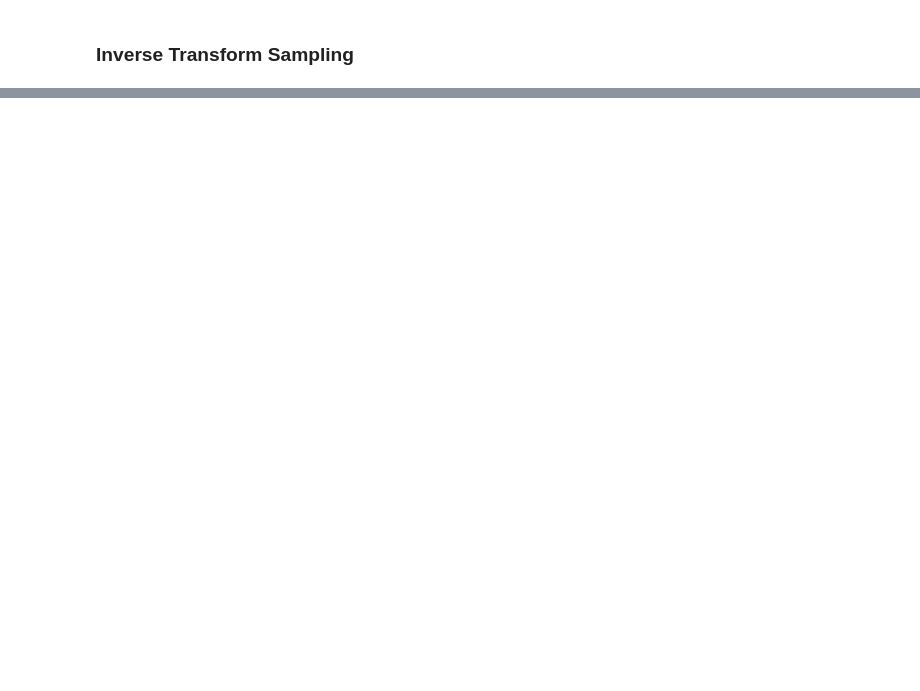
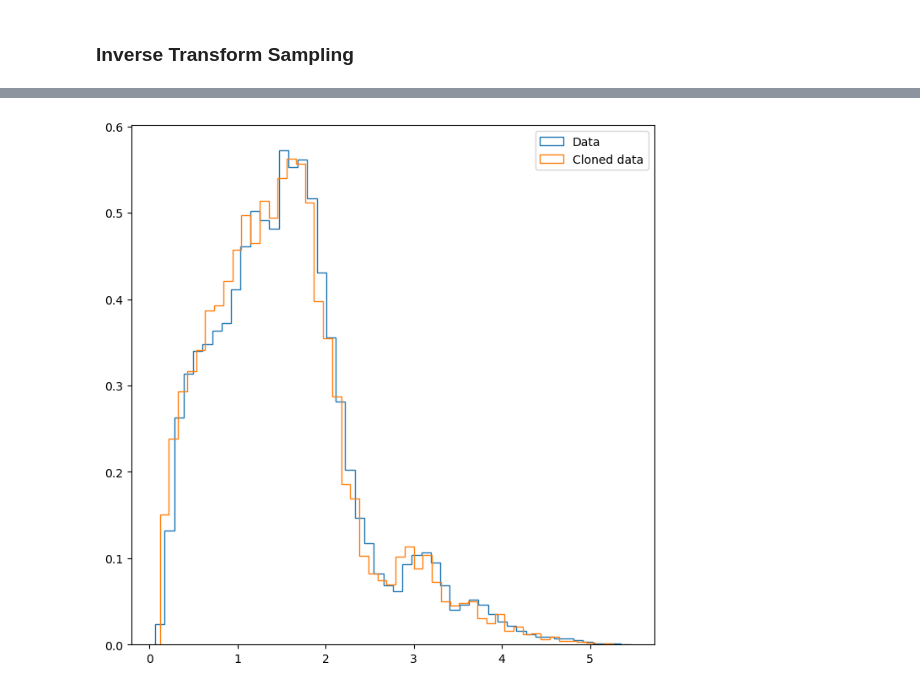
Before and after one commit to mgili01/astrostatistics_bicocca_2026, a Jupyter notebook: working/3_Cloning_quasars.ipynb, the cells around one changed output, grey strips where cells are left out. Cells and saved outputs as stored; diff of their text form; code cells hidden in the pictures; blank space fills up the shorter version.

```diff
--- a/working/3_Cloning_quasars.ipynb
+++ b/working/3_Cloning_quasars.ipynb
@@ -75,0 +44,18 @@ plt.show()
+# %%
+plt.hist(z, bins=50, histtype='step', density=True, label="Data")
+
+counts, bins = np.histogram(z, bins=50)
+bin_mids = (bins[1:]+bins[:-1])/2
+
+cdf = np.cumsum(counts)/np.sum(counts)
+
+inv_cdf = scipy.interpolate.interp1d(cdf, bin_mids)
+
+u = np.random.uniform(min(cdf), max(cdf), 10000)
+x_sample = inv_cdf(u)
+
+plt.hist(x_sample, bins=50, density = True, histtype='step', label='Cloned data')
+
+plt.legend();
+# %% [output]
+[figure, added]
```
Also changed, not shown: parts of 9 cells of this notebook, 2 other files.
